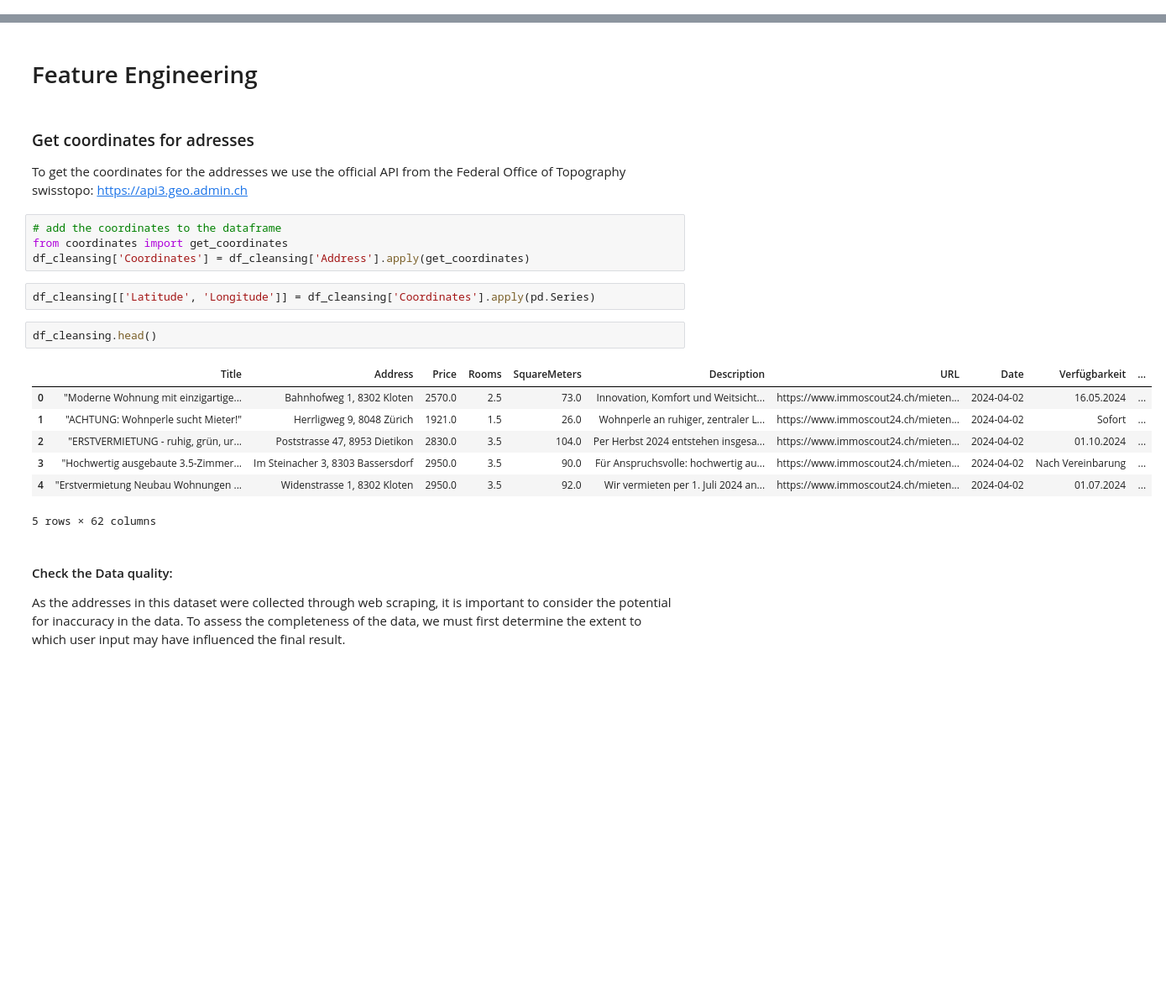
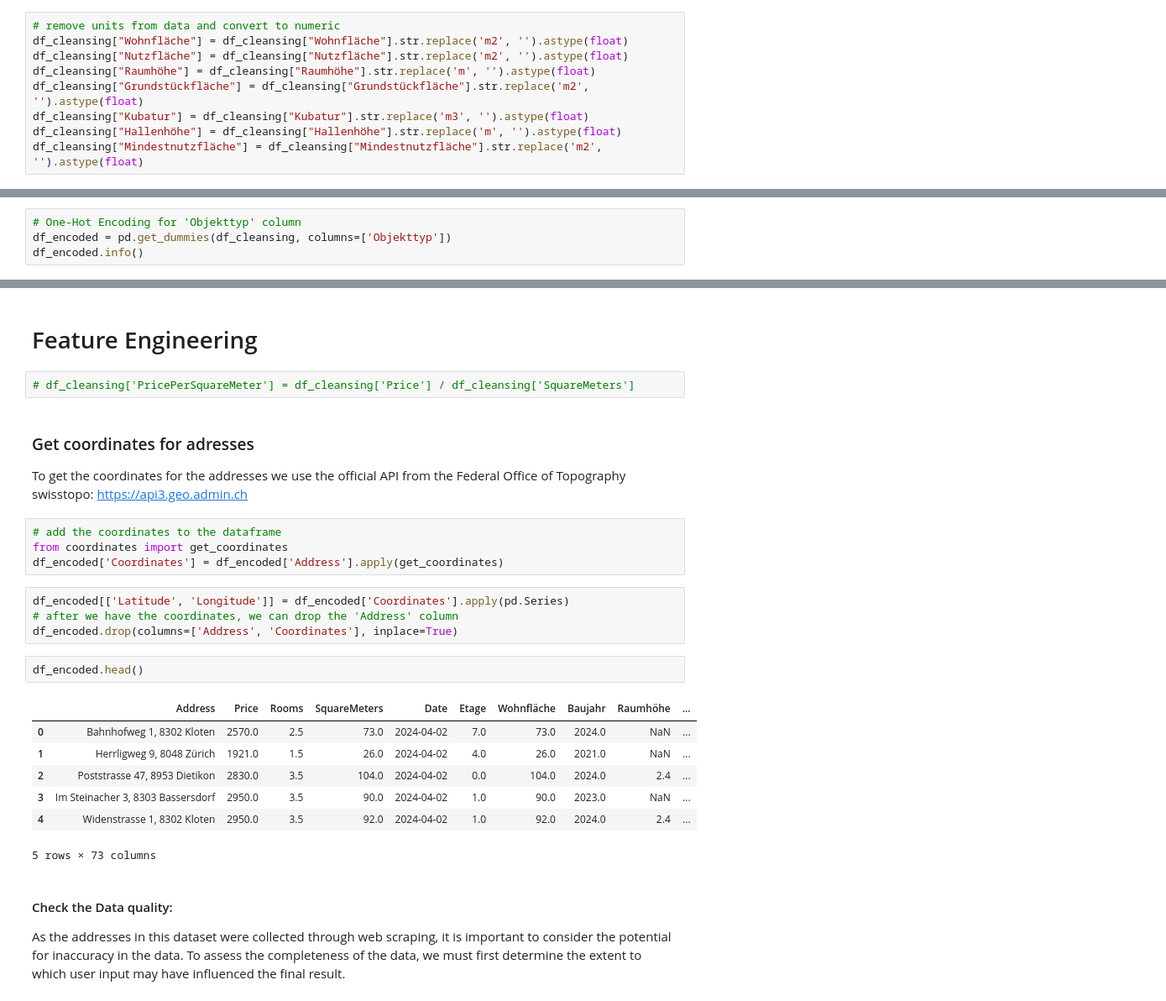
Before and after one commit to meichflo/ADS_Project_group3, a Jupyter notebook: immo-project.ipynb, the cells around one changed output, grey strips where cells are left out. Shown at 84% size. Drawn from its saved outputs; the diff is of its cells as text; blank space fills up the shorter version.

Commit message:
fix data cleaning and handle all the exceptions

```diff
--- a/immo-project.ipynb
+++ b/immo-project.ipynb
@@ -395,0 +376,9 @@ must be changed:
+# %%
+# remove units from data and convert to numeric
+df_cleansing["Wohnfläche"] = df_cleansing["Wohnfläche"].str.replace('m2', '').astype(float)
+df_cleansing["Nutzfläche"] = df_cleansing["Nutzfläche"].str.replace('m2', '').astype(float)
+df_cleansing["Raumhöhe"] = df_cleansing["Raumhöhe"].str.replace('m', '').astype(float)
+df_cleansing["Grundstückfläche"] = df_cleansing["Grundstückfläche"].str.replace('m2', '').astype(float)
+df_cleansing["Kubatur"] = df_cleansing["Kubatur"].str.replace('m3', '').astype(float)
+df_cleansing["Hallenhöhe"] = df_cleansing["Hallenhöhe"].str.replace('m', '').astype(float)
+df_cleansing["Mindestnutzfläche"] = df_cleansing["Mindestnutzfläche"].str.replace('m2', '').astype(float)
@@ -404,0 +396,4 @@ print(nan_count)
+# %%
+# One-Hot Encoding for 'Objekttyp' column
+df_encoded = pd.get_dummies(df_cleansing, columns=['Objekttyp'])
+df_encoded.info()
@@ -405,5 +418,7 @@ print(nan_count)
 # %% [markdown]
 # Feature Engineering
+# %%
+# df_cleansing['PricePerSquareMeter'] = df_cleansing['Price'] / df_cleansing['SquareMeters']
 # %% [markdown]
 ### Get coordinates for adresses
 
@@ -411,19 +426,21 @@ To get the coordinates for the addresses we use the official API from the Federa
 # %%
 # add the coordinates to the dataframe
 from coordinates import get_coordinates
-df_cleansing['Coordinates'] = df_cleansing['Address'].apply(get_coordinates)
+df_encoded['Coordinates'] = df_encoded['Address'].apply(get_coordinates)
-# %%
-df_cleansing[['Latitude', 'Longitude']] = df_cleansing['Coordinates'].apply(pd.Series)
+# %%
+df_encoded[['Latitude', 'Longitude']] = df_encoded['Coordinates'].apply(pd.Series)
+# after we have the coordinates, we can drop the 'Address' column
+df_encoded.drop(columns=['Address', 'Coordinates'], inplace=True)
 # %%
-df_cleansing.head()
+df_encoded.head()
 # %% [output]
-|  | Title | Address | Price | Rooms | SquareMeters | Description | URL | Date | Verfügbarkeit | ... |
-| 0 | "Moderne Wohnung mit einzigartige... | Bahnhofweg 1, 8302 Kloten | 2570.0 | 2.5 | 73.0 | Innovation, Komfort und Weitsicht... | https://www.immoscout24.ch/mieten... | 2024-04-02 | 16.05.2024 | ... |
-| 1 | "ACHTUNG: Wohnperle sucht Mieter!" | Herrligweg 9, 8048 Zürich | 1921.0 | 1.5 | 26.0 | Wohnperle an ruhiger, zentraler L... | https://www.immoscout24.ch/mieten... | 2024-04-02 | Sofort | ... |
-| 2 | "ERSTVERMIETUNG - ruhig, grün, ur... | Poststrasse 47, 8953 Dietikon | 2830.0 | 3.5 | 104.0 | Per Herbst 2024 entstehen insgesa... | https://www.immoscout24.ch/mieten... | 2024-04-02 | 01.10.2024 | ... |
-| 3 | "Hochwertig ausgebaute 3.5-Zimmer... | Im Steinacher 3, 8303 Bassersdorf | 2950.0 | 3.5 | 90.0 | Für Anspruchsvolle: hochwertig au... | https://www.immoscout24.ch/mieten... | 2024-04-02 | Nach Vereinbarung | ... |
-| 4 | "Erstvermietung Neubau Wohnungen ... | Widenstrasse 1, 8302 Kloten | 2950.0 | 3.5 | 92.0 | Wir vermieten per 1. Juli 2024 an... | https://www.immoscout24.ch/mieten... | 2024-04-02 | 01.07.2024 | ... |
+|  | Address | Price | Rooms | SquareMeters | Date | Etage | Wohnfläche | Baujahr | Raumhöhe | ... |
+| 0 | Bahnhofweg 1, 8302 Kloten | 2570.0 | 2.5 | 73.0 | 2024-04-02 | 7.0 | 73.0 | 2024.0 | NaN | ... |
+| 1 | Herrligweg 9, 8048 Zürich | 1921.0 | 1.5 | 26.0 | 2024-04-02 | 4.0 | 26.0 | 2021.0 | NaN | ... |
+| 2 | Poststrasse 47, 8953 Dietikon | 2830.0 | 3.5 | 104.0 | 2024-04-02 | 0.0 | 104.0 | 2024.0 | 2.4 | ... |
+| 3 | Im Steinacher 3, 8303 Bassersdorf | 2950.0 | 3.5 | 90.0 | 2024-04-02 | 1.0 | 90.0 | 2023.0 | NaN | ... |
+| 4 | Widenstrasse 1, 8302 Kloten | 2950.0 | 3.5 | 92.0 | 2024-04-02 | 1.0 | 92.0 | 2024.0 | 2.4 | ... |
-5 rows × 62 columns
+5 rows × 73 columns
 # %% [markdown]
 #### Check the Data quality:
 As the addresses in this dataset were collected through web scraping, it is important to consider the potential for inaccuracy in the data. To assess the completeness of the data, we must first determine the extent to which user input may have influenced the final result.
```
Also changed, not shown: parts of 28 cells of this notebook, 4 other files.
